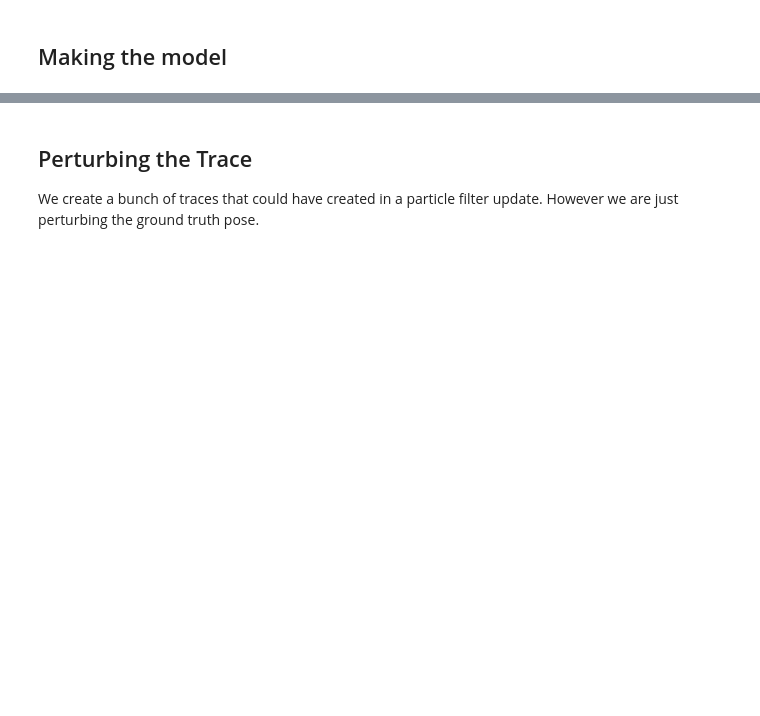
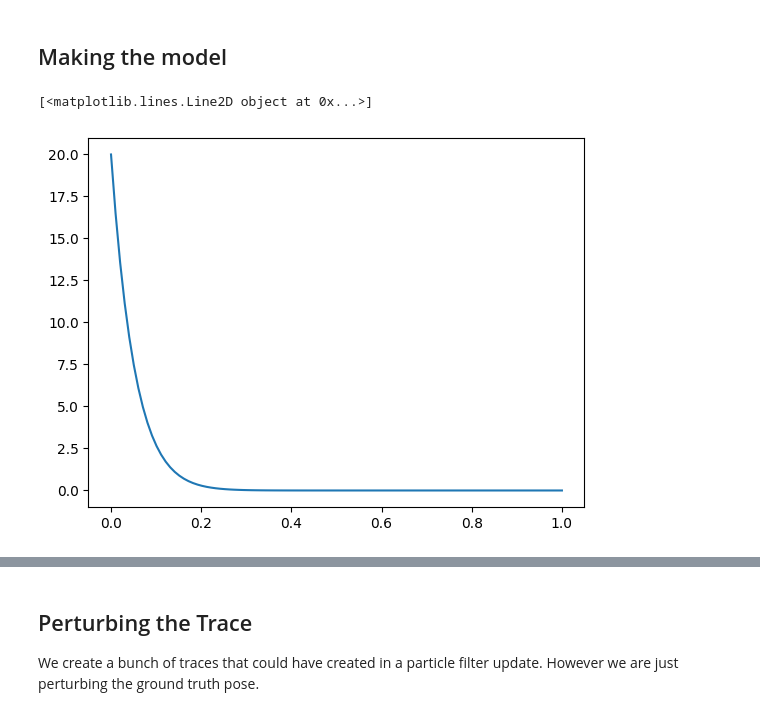
Before and after one commit to probcomp/chi-sight-mkl, a Jupyter notebook: notebooks/21 - Hierarchical Sensor Model - 2d SLAM.ipynb, the cells around one changed output, grey strips where cells are left out. Cells and saved outputs as stored; diff of their text form; code cells hidden in the pictures; blank space fills up the shorter version.

```diff
--- a/notebooks/21 - Hierarchical Sensor Model - 2d SLAM.ipynb
+++ b/notebooks/21 - Hierarchical Sensor Model - 2d SLAM.ipynb
@@ -100,6 +100,13 @@ plt.scatter(*xs.T,c=X[0,:,3], vmin=1, vmax=2, s=5)
 [figure]
 # %% [markdown]
 ## Making the model
+# %%
+xs = jnp.linspace(0,1,100)
+ys = vmap(lambda x: genjax.beta.logpdf(x, 1, 20))(xs)
+plt.plot(xs,jnp.exp(ys))
+# %% [output]
+[<matplotlib.lines.Line2D object at 0x...>]
+[figure, added]
 # %%
 from genjax import tfp_uniform as uniform
 from xsight.likelihood import make_constrained_sensor_model, make_baseline_sensor_model
```
Also changed, not shown: parts of 8 cells of this notebook, 9 other files.
